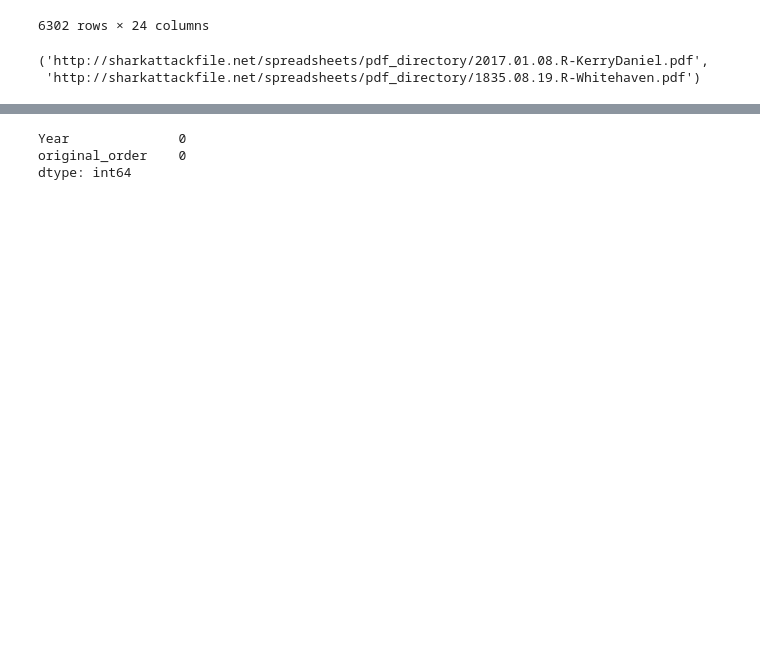
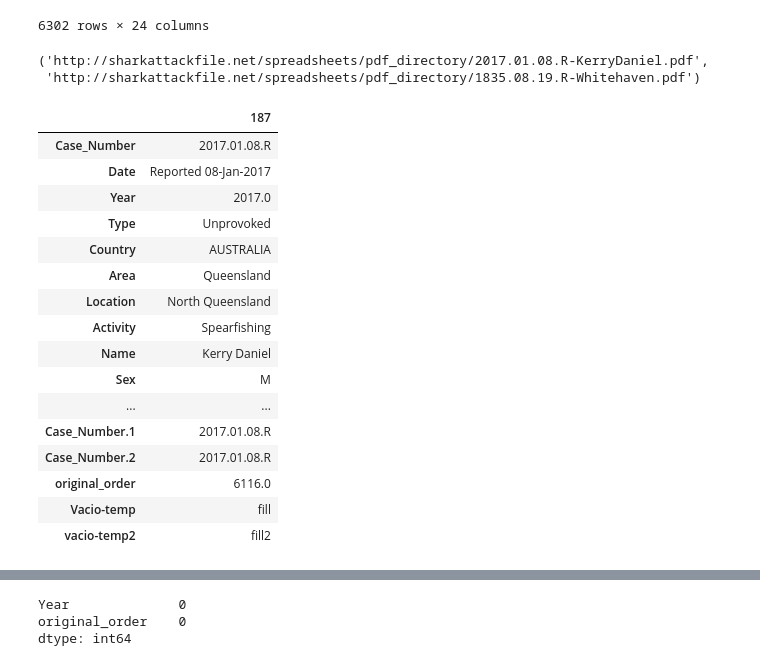
Before and after one commit to joeSL-ms/Proyecto, a Jupyter notebook: SHARKNADO.ipynb, the cells around one changed output, grey strips where cells are left out. Cells and saved outputs as stored; diff of their text form; code cells hidden in the pictures; blank space fills up the shorter version.

```diff
--- a/SHARKNADO.ipynb
+++ b/SHARKNADO.ipynb
@@ -102,7 +101,24 @@ caso1,caso2
 # %%
 SHARKNADO.loc[187:188,['Year','Type','Location','Fatal_(Y/N)','Time']]=[2017,'Unprovoked','North Queensland','N','9h']
 SHARKNADO[187:188].T
-SHARKNADO.rename(columns={'Type':'Attack'},inplace=True)
+# %% [output]
+|  | 187 |
+| Case_Number | 2017.01.08.R |
+| Date | Reported 08-Jan-2017 |
+| Year | 2017.0 |
+| Type | Unprovoked |
+| Country | AUSTRALIA |
+| Area | Queensland |
+| Location | North Queensland |
+| Activity | Spearfishing |
+| Name | Kerry Daniel |
+| Sex | M |
+| ... | ... |
+| Case_Number.1 | 2017.01.08.R |
+| Case_Number.2 | 2017.01.08.R |
+| original_order | 6116.0 |
+| Vacio-temp | fill |
+| vacio-temp2 | fill2 |
 # %%
 SHARKNADO.loc[6079:6080,[ 'Year', 'Name', 'Age','Species']]=[1836,'Unknown','kid','shark']
 SHARKNADO[6079:6080].T
```
Also changed, not shown: parts of 18 cells of this notebook.
